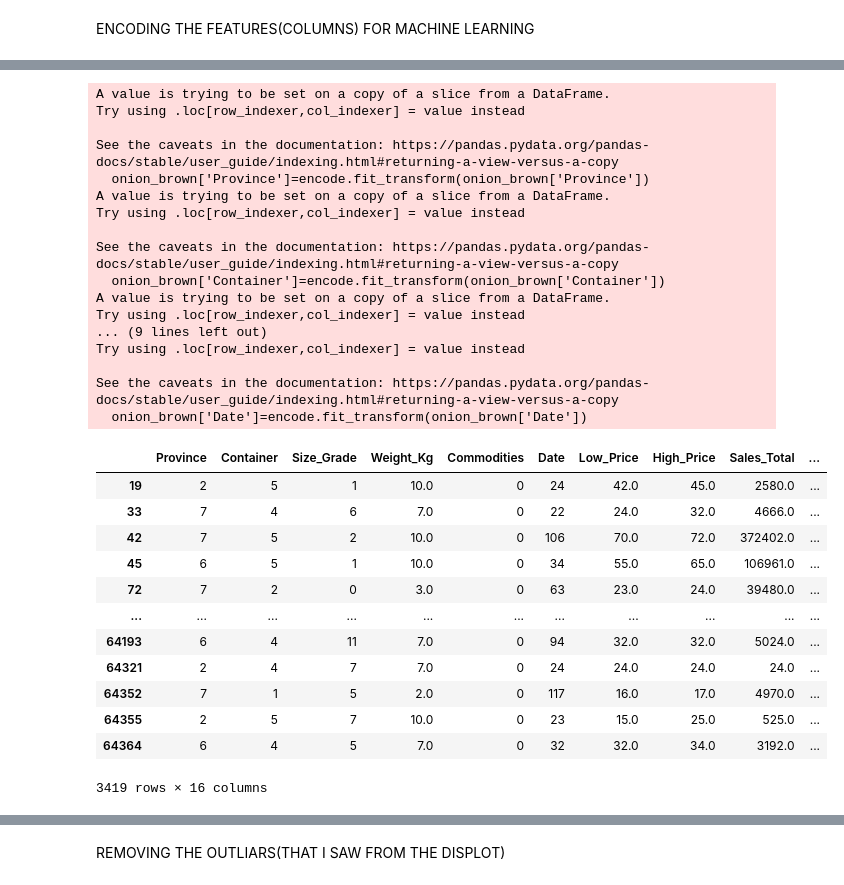
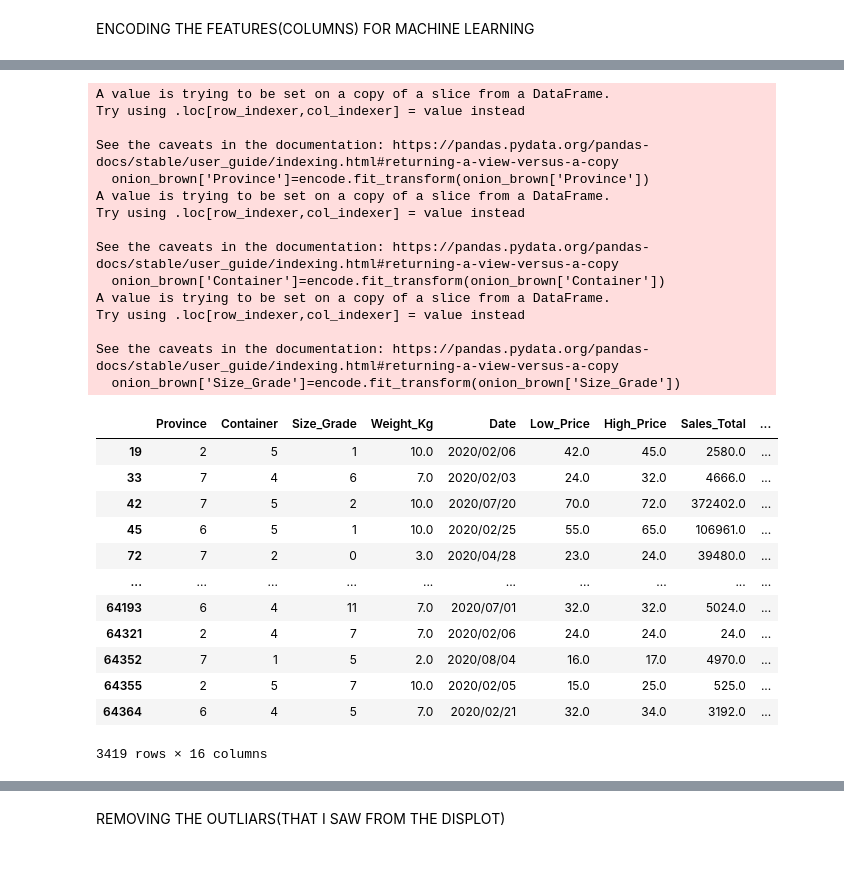
Before and after one commit to The-DigitalAcademy/ML-GAZA, a Jupyter notebook: ml_Onion_brown_predict.ipynb, the cells around one changed output, grey strips where cells are left out. Cells and saved outputs as stored; diff of their text form; code cells hidden in the pictures.

```diff
--- a/ml_Onion_brown_predict.ipynb
+++ b/ml_Onion_brown_predict.ipynb
@@ -94,8 +94,6 @@ sns.boxplot(data=onion_brown,y='Commodities',x='avg_price_per_kg')
 # %% [output]
 <Axes: xlabel='avg_price_per_kg', ylabel='Commodities'>
 [figure]
-# %%
-onion_brown=onion_brown(['avg_price_per_kg'])
 # %%
 onion_brown.head(5)
 # %% [output]
@@ -111,3 +109,5 @@ stock.plot(kind='bar')
 # %% [output]
 <Axes: xlabel='Province'>
 [figure]
+# %%
+onion_brown.drop(columns=['Commodities'],inplace=True)
@@ -129,39 +154,36 @@ encode=LabelEncoder()
 # %%
 onion_brown['Province']=encode.fit_transform(onion_brown['Province'])
 onion_brown['Container']=encode.fit_transform(onion_brown['Container'])
 onion_brown['Size_Grade']=encode.fit_transform(onion_brown['Size_Grade'])
-onion_brown['Commodities']=encode.fit_transform(onion_brown['Commodities'])
-onion_brown['Date']=encode.fit_transform(onion_brown['Date'])
+
 
 onion_brown
 # %% [output]
 A value is trying to be set on a copy of a slice from a DataFrame.
 Try using .loc[row_indexer,col_indexer] = value instead
 
 See the caveats in the documentation: https://pandas.pydata.org/pandas-docs/stable/user_guide/indexing.html#returning-a-view-versus-a-copy
   onion_brown['Province']=encode.fit_transform(onion_brown['Province'])
 A value is trying to be set on a copy of a slice from a DataFrame.
 Try using .loc[row_indexer,col_indexer] = value instead
 
 See the caveats in the documentation: https://pandas.pydata.org/pandas-docs/stable/user_guide/indexing.html#returning-a-view-versus-a-copy
   onion_brown['Container']=encode.fit_transform(onion_brown['Container'])
 A value is trying to be set on a copy of a slice from a DataFrame.
 Try using .loc[row_indexer,col_indexer] = value instead
-... (9 lines left out)
-Try using .loc[row_indexer,col_indexer] = value instead
 
 See the caveats in the documentation: https://pandas.pydata.org/pandas-docs/stable/user_guide/indexing.html#returning-a-view-versus-a-copy
-  onion_brown['Date']=encode.fit_transform(onion_brown['Date'])
+  onion_brown['Size_Grade']=encode.fit_transform(onion_brown['Size_Grade'])
-|  | Province | Container | Size_Grade | Weight_Kg | Commodities | Date | Low_Price | High_Price | Sales_Total | ... |
-| 19 | 2 | 5 | 1 | 10.0 | 0 | 24 | 42.0 | 45.0 | 2580.0 | ... |
-| 33 | 7 | 4 | 6 | 7.0 | 0 | 22 | 24.0 | 32.0 | 4666.0 | ... |
-| 42 | 7 | 5 | 2 | 10.0 | 0 | 106 | 70.0 | 72.0 | 372402.0 | ... |
-| 45 | 6 | 5 | 1 | 10.0 | 0 | 34 | 55.0 | 65.0 | 106961.0 | ... |
-| 72 | 7 | 2 | 0 | 3.0 | 0 | 63 | 23.0 | 24.0 | 39480.0 | ... |
-| ... | ... | ... | ... | ... | ... | ... | ... | ... | ... | ... |
-| 64193 | 6 | 4 | 11 | 7.0 | 0 | 94 | 32.0 | 32.0 | 5024.0 | ... |
-| 64321 | 2 | 4 | 7 | 7.0 | 0 | 24 | 24.0 | 24.0 | 24.0 | ... |
-| 64352 | 7 | 1 | 5 | 2.0 | 0 | 117 | 16.0 | 17.0 | 4970.0 | ... |
-| 64355 | 2 | 5 | 7 | 10.0 | 0 | 23 | 15.0 | 25.0 | 525.0 | ... |
-| 64364 | 6 | 4 | 5 | 7.0 | 0 | 32 | 32.0 | 34.0 | 3192.0 | ... |
+|  | Province | Container | Size_Grade | Weight_Kg | Date | Low_Price | High_Price | Sales_Total | ... |
+| 19 | 2 | 5 | 1 | 10.0 | 2020/02/06 | 42.0 | 45.0 | 2580.0 | ... |
+| 33 | 7 | 4 | 6 | 7.0 | 2020/02/03 | 24.0 | 32.0 | 4666.0 | ... |
+| 42 | 7 | 5 | 2 | 10.0 | 2020/07/20 | 70.0 | 72.0 | 372402.0 | ... |
+| 45 | 6 | 5 | 1 | 10.0 | 2020/02/25 | 55.0 | 65.0 | 106961.0 | ... |
+| 72 | 7 | 2 | 0 | 3.0 | 2020/04/28 | 23.0 | 24.0 | 39480.0 | ... |
+| ... | ... | ... | ... | ... | ... | ... | ... | ... | ... |
+| 64193 | 6 | 4 | 11 | 7.0 | 2020/07/01 | 32.0 | 32.0 | 5024.0 | ... |
+| 64321 | 2 | 4 | 7 | 7.0 | 2020/02/06 | 24.0 | 24.0 | 24.0 | ... |
+| 64352 | 7 | 1 | 5 | 2.0 | 2020/08/04 | 16.0 | 17.0 | 4970.0 | ... |
+| 64355 | 2 | 5 | 7 | 10.0 | 2020/02/05 | 15.0 | 25.0 | 525.0 | ... |
+| 64364 | 6 | 4 | 5 | 7.0 | 2020/02/21 | 32.0 | 34.0 | 3192.0 | ... |
 3419 rows × 16 columns
```
Also changed, not shown: parts of 19 cells of this notebook, 1 other file.
